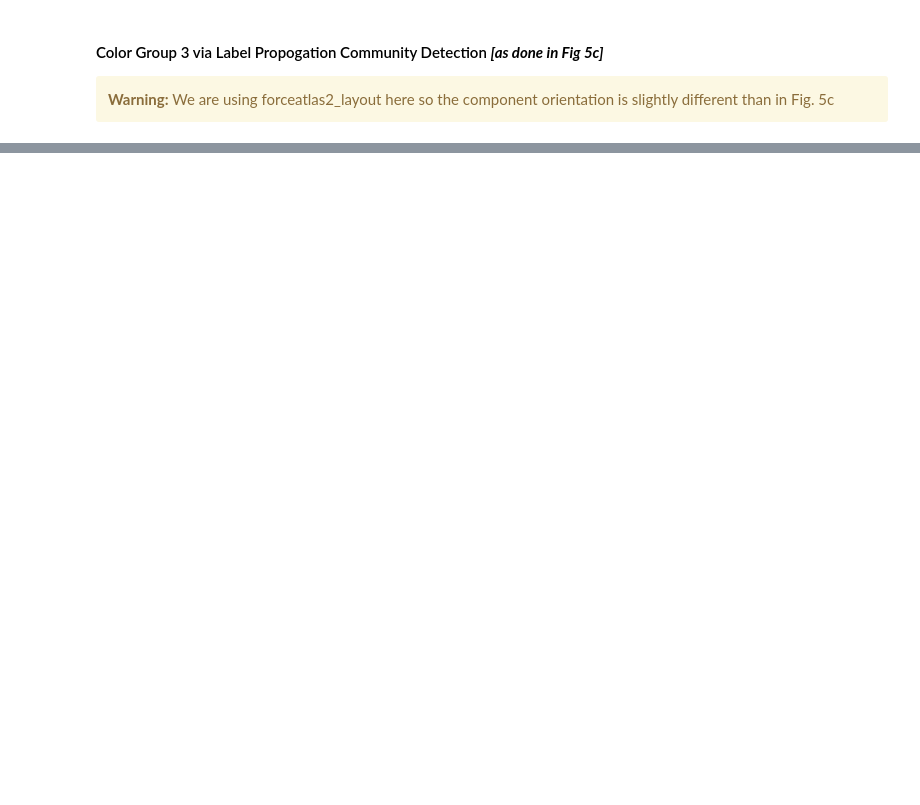
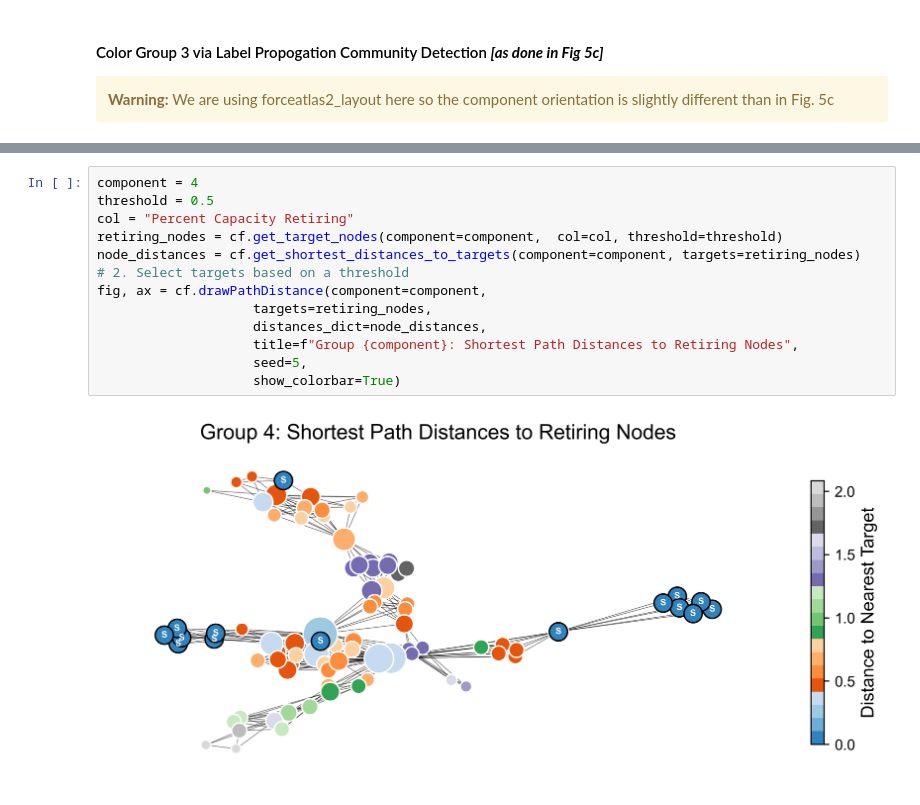
Before and after one commit to Krv-Analytics/retire, a Jupyter notebook: examples/paper_figures.ipynb, the cells around one changed output, grey strips where cells are left out. Cells and saved outputs as stored; diff of their text form; blank space fills up the shorter version.

```diff
--- a/examples/paper_figures.ipynb
+++ b/examples/paper_figures.ipynb
@@ -46,0 +48,15 @@ fig, ax = cf.drawComponet(component=3,  show_colorbar=True, color_method="commun
+# %%
+component = 4
+threshold = 0.5
+col = "Percent Capacity Retiring"
+retiring_nodes = cf.get_target_nodes(component=component,  col=col, threshold=threshold)
+node_distances = cf.get_shortest_distances_to_targets(component=component, targets=retiring_nodes)
+# 2. Select targets based on a threshold
+fig, ax = cf.drawPathDistance(component=component,
+                    targets=retiring_nodes,
+                    distances_dict=node_distances,
+                    title=f"Group {component}: Shortest Path Distances to Retiring Nodes",
+                    seed=5,
+                    show_colorbar=True)
+# %% [output]
+[figure, added]
```
Also changed, not shown: parts of 6 cells of this notebook, 3 other files.
